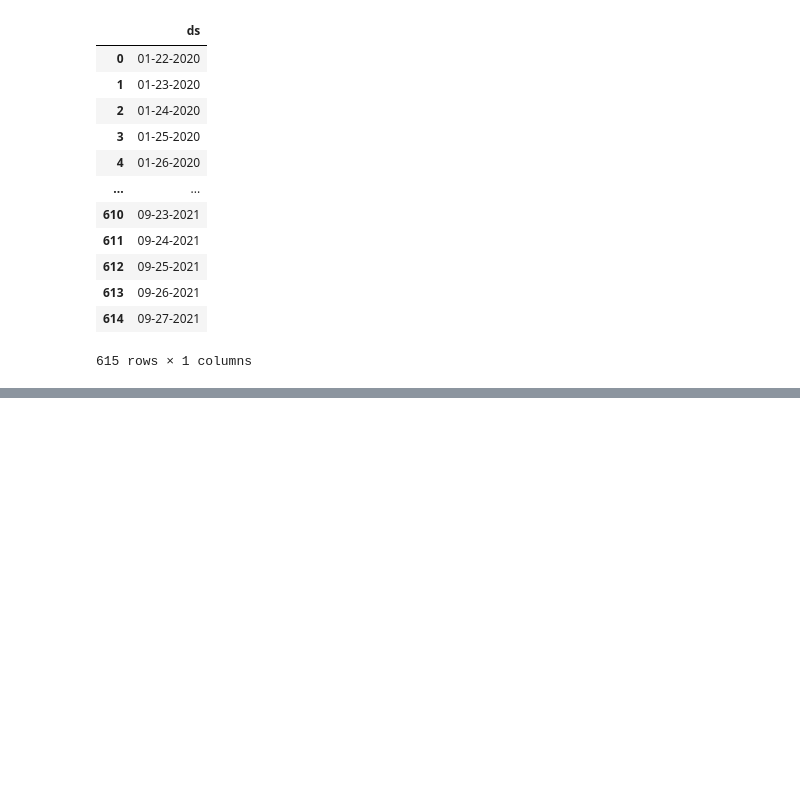
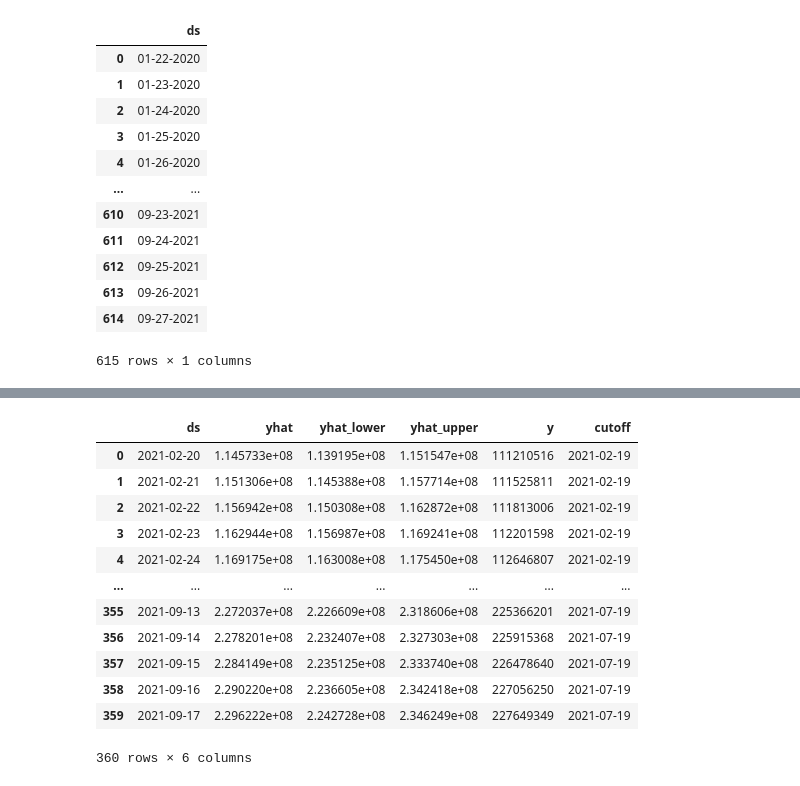
Before and after one commit to dvh549/Data_Mining, a Jupyter notebook: Covid_19_Prophet.ipynb, the cells around one changed output, grey strips where cells are left out. Drawn from its saved outputs; the diff is of its cells as text; code cells hidden in the pictures; blank space fills up the shorter version.

```diff
--- a/Covid_19_Prophet.ipynb
+++ b/Covid_19_Prophet.ipynb
@@ -395,0 +484,6 @@ df_diagnostics
+# %%
+#https://facebook.github.io/prophet/docs/diagnostics.html
+df_cv = cross_validation(model, horizon='60 days', initial='365 days', period='30 days')
+
+df_cv
+# %% [output]
@@ -395,0 +491,13 @@ df_diagnostics
+|  | ds | yhat | yhat_lower | yhat_upper | y | cutoff |
+| 0 | 2021-02-20 | 1.145733e+08 | 1.139195e+08 | 1.151547e+08 | 111210516 | 2021-02-19 |
+| 1 | 2021-02-21 | 1.151306e+08 | 1.145388e+08 | 1.157714e+08 | 111525811 | 2021-02-19 |
+| 2 | 2021-02-22 | 1.156942e+08 | 1.150308e+08 | 1.162872e+08 | 111813006 | 2021-02-19 |
+| 3 | 2021-02-23 | 1.162944e+08 | 1.156987e+08 | 1.169241e+08 | 112201598 | 2021-02-19 |
+| 4 | 2021-02-24 | 1.169175e+08 | 1.163008e+08 | 1.175450e+08 | 112646807 | 2021-02-19 |
+| ... | ... | ... | ... | ... | ... | ... |
+| 355 | 2021-09-13 | 2.272037e+08 | 2.226609e+08 | 2.318606e+08 | 225366201 | 2021-07-19 |
+| 356 | 2021-09-14 | 2.278201e+08 | 2.232407e+08 | 2.327303e+08 | 225915368 | 2021-07-19 |
+| 357 | 2021-09-15 | 2.284149e+08 | 2.235125e+08 | 2.333740e+08 | 226478640 | 2021-07-19 |
+| 358 | 2021-09-16 | 2.290220e+08 | 2.236605e+08 | 2.342418e+08 | 227056250 | 2021-07-19 |
+| 359 | 2021-09-17 | 2.296222e+08 | 2.242728e+08 | 2.346249e+08 | 227649349 | 2021-07-19 |
+360 rows × 6 columns
```
Also changed, not shown: parts of 19 cells of this notebook.
